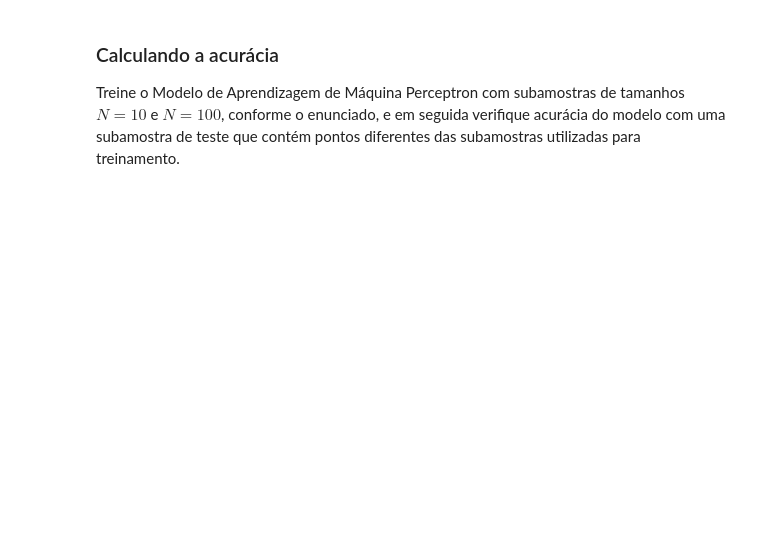
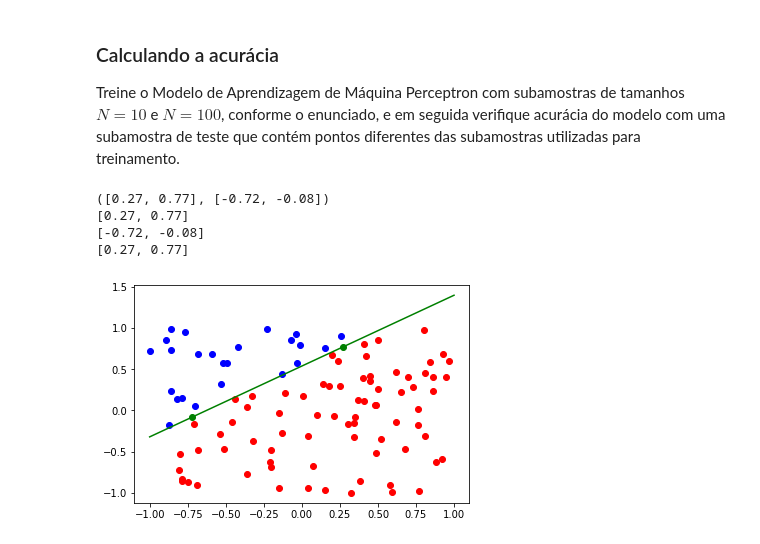
Before and after one commit to JoseAugusto011/MachineLearning, a Jupyter notebook: Pratica___PLA.ipynb, the cells around one changed output. Drawn from its saved outputs; the diff is of its cells as text; code cells hidden in the pictures; blank space fills up the shorter version.

```diff
--- a/Pratica___PLA.ipynb
+++ b/Pratica___PLA.ipynb
@@ -218,3 +268,11 @@ def constroiListaPCI(X, y, w):
 ### Calculando a acurácia
 
 Treine o Modelo de Aprendizagem de Máquina Perceptron com subamostras de tamanhos $N=10$ e $N = 100$, conforme o enunciado, e em seguida verifique acurácia do modelo com uma subamostra de teste que contém pontos diferentes das subamostras utilizadas para treinamento.
+# %%
+X_test, y_test, f = CriarDados(100)
+# %% [output]
+([0.27, 0.77], [-0.72, -0.08])
+[0.27, 0.77]
+[-0.72, -0.08]
+[0.27, 0.77]
+[figure, added]
```
Also changed, not shown: parts of 10 cells of this notebook.
